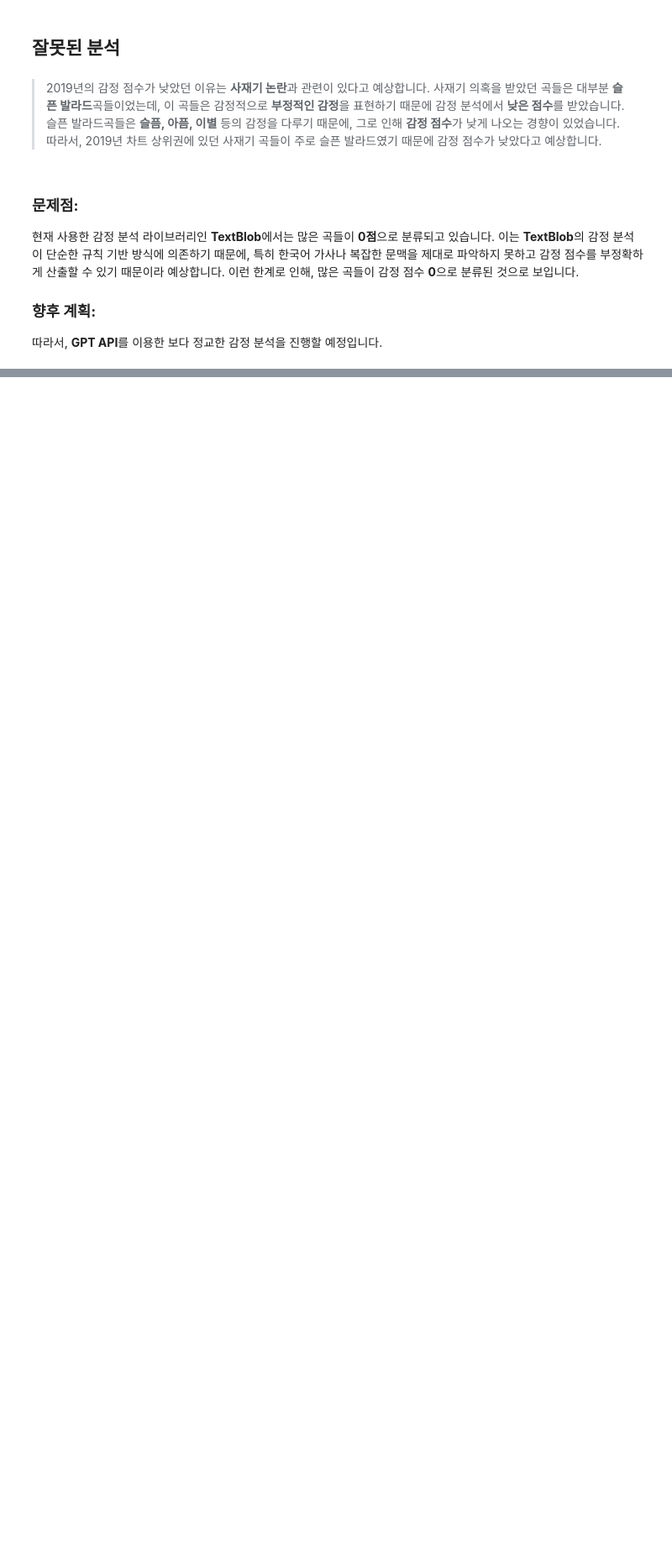
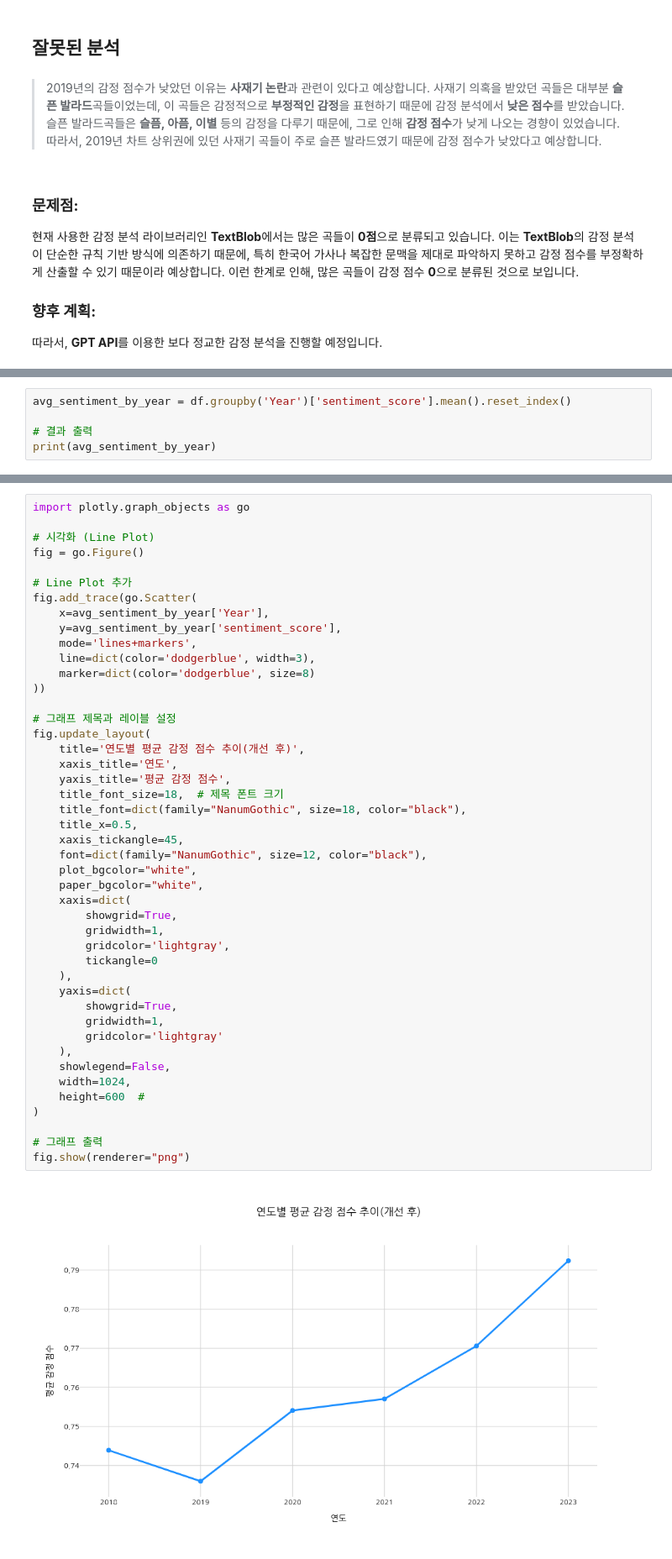
Before and after one commit to joonone2/music-analysis, a Jupyter notebook: melon.ipynb, the cells around one changed output, grey strips where cells are left out. Shown: that part at 84% size. Saved outputs shown, nothing was run; the diff lists cells and outputs as text; blank space fills up the shorter version.

```diff
--- a/melon.ipynb
+++ b/melon.ipynb
@@ -393,0 +591,5 @@ fig.show(renderer="png")
+# %%
+avg_sentiment_by_year = df.groupby('Year')['sentiment_score'].mean().reset_index()
+
+# 결과 출력
+print(avg_sentiment_by_year)
@@ -393,0 +606,47 @@ fig.show(renderer="png")
+# %%
+import plotly.graph_objects as go
+
+# 시각화 (Line Plot)
+fig = go.Figure()
+
+# Line Plot 추가
+fig.add_trace(go.Scatter(
+    x=avg_sentiment_by_year['Year'],
+    y=avg_sentiment_by_year['sentiment_score'],
+    mode='lines+markers',
+    line=dict(color='dodgerblue', width=3),
+    marker=dict(color='dodgerblue', size=8)
+))
+
+# 그래프 제목과 레이블 설정
+fig.update_layout(
+    title='연도별 평균 감정 점수 추이(개선 후)',
+    xaxis_title='연도',
+    yaxis_title='평균 감정 점수',
+    title_font_size=18,  # 제목 폰트 크기
+    title_font=dict(family="NanumGothic", size=18, color="black"),
+    title_x=0.5,
+    xaxis_tickangle=45,
+    font=dict(family="NanumGothic", size=12, color="black"),
+    plot_bgcolor="white",
+    paper_bgcolor="white",
+    xaxis=dict(
+        showgrid=True,
+        gridwidth=1,
+        gridcolor='lightgray',
+        tickangle=0
+    ),
+    yaxis=dict(
+        showgrid=True,
+        gridwidth=1,
+        gridcolor='lightgray'
+    ),
+    showlegend=False,
+    width=1024,
+    height=600  #
+)
+
+# 그래프 출력
+fig.show(renderer="png")
+# %% [output]
+[figure, added]
```
Also changed, not shown: parts of 26 cells of this notebook.
